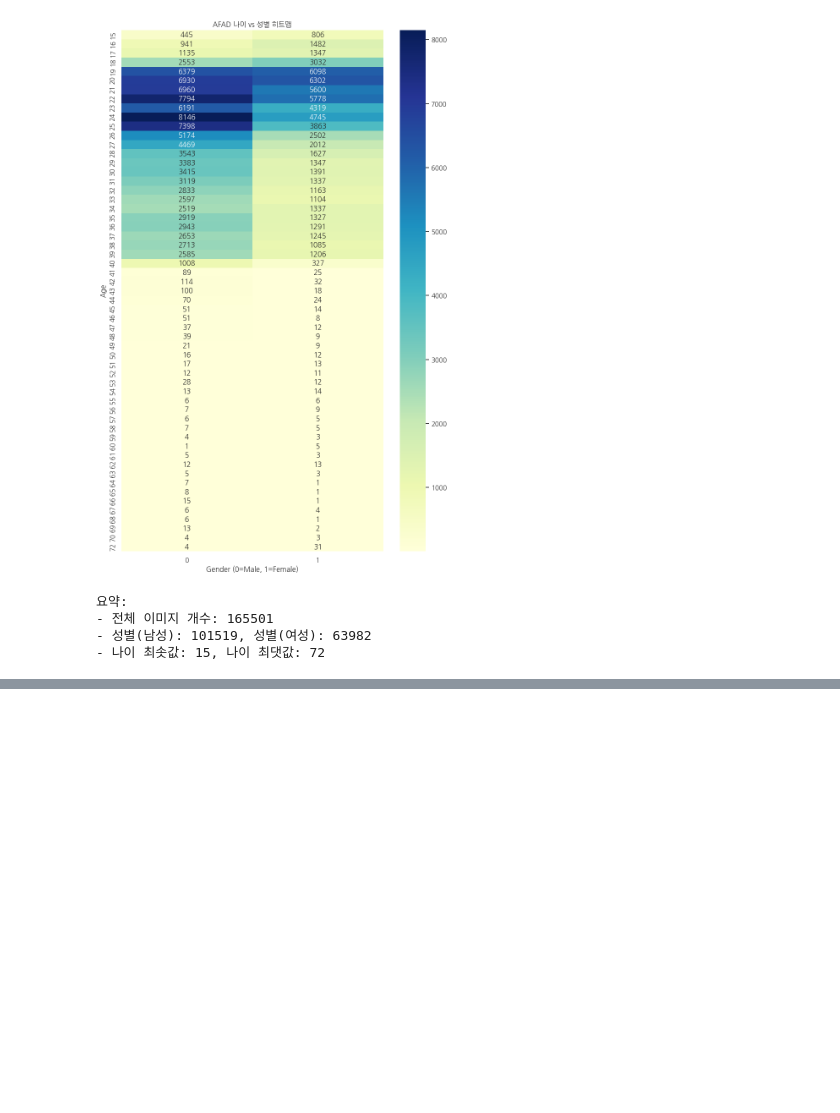
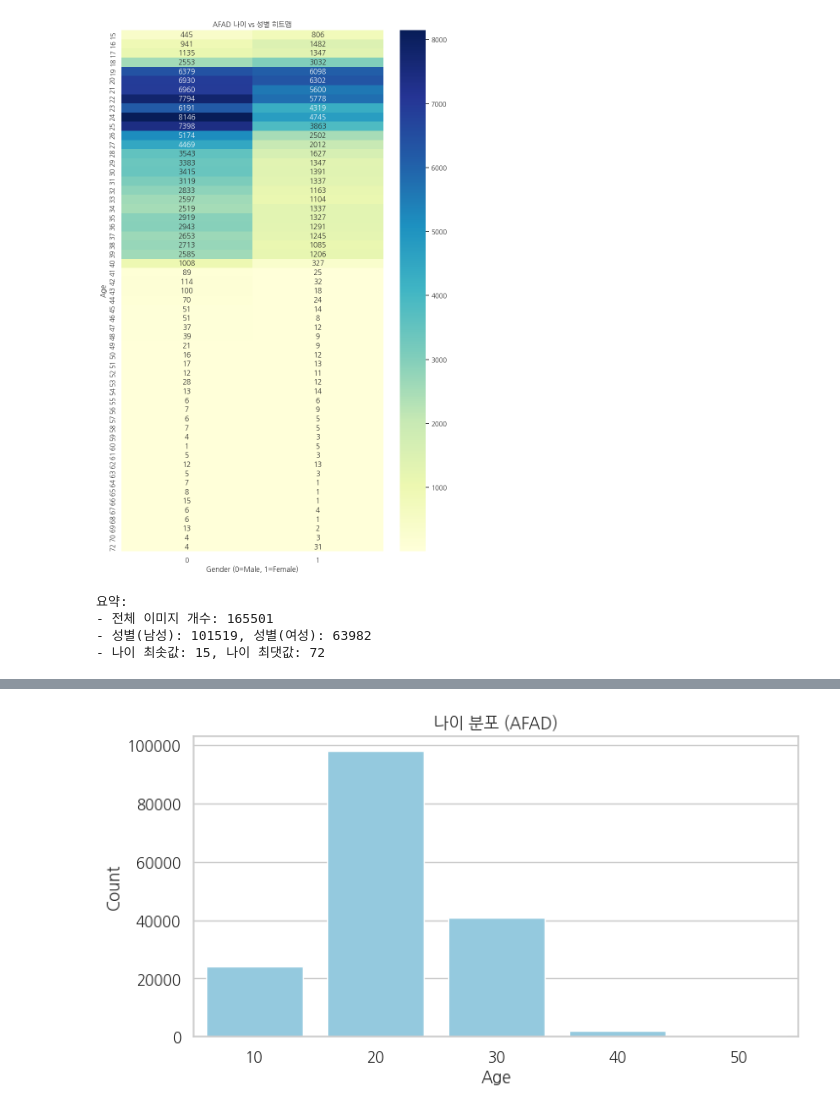
Before and after one commit to YoungjaeDev/AFAD_train, a Jupyter notebook: eda.ipynb, the cells around one changed output, grey strips where cells are left out. Saved outputs shown, nothing was run; the diff lists cells and outputs as text; code cells hidden in the pictures; blank space fills up the shorter version.

```diff
--- a/eda.ipynb
+++ b/eda.ipynb
@@ -218,0 +221,15 @@ print(f"- 나이 최솟값: {df['age'].min()}, 나이 최댓값: {df['age'].max(
+# %%
+def postprocess_age(age):
+    if age < 20:
+        return 10
+    elif age < 30:
+        return 20
+    elif age < 40:
+        return 30
+    elif age < 50:
+        return 40
+    else:
+        return 50
+
+df['age'] = df['age'].apply(postprocess_age)
+df.head()
@@ -218,0 +243,11 @@ print(f"- 나이 최솟값: {df['age'].min()}, 나이 최댓값: {df['age'].max(
+# %%
+plt.figure(figsize=(8, 4))
+# 나이가 많을 수 있으므로 bins를 적절히 조정, kde 곡선을 켜서 대략적인 분포 형태를 확인
+age_counts = df['age'].value_counts().sort_index()
+sns.barplot(x=age_counts.index, y=age_counts.values, color="skyblue")
+plt.title("나이 분포 (AFAD)")
+plt.xlabel("Age")
+plt.ylabel("Count")
+plt.show()
+# %% [output]
+[figure, added]
```
Also changed, not shown: parts of 3 cells of this notebook, 4 other files.
